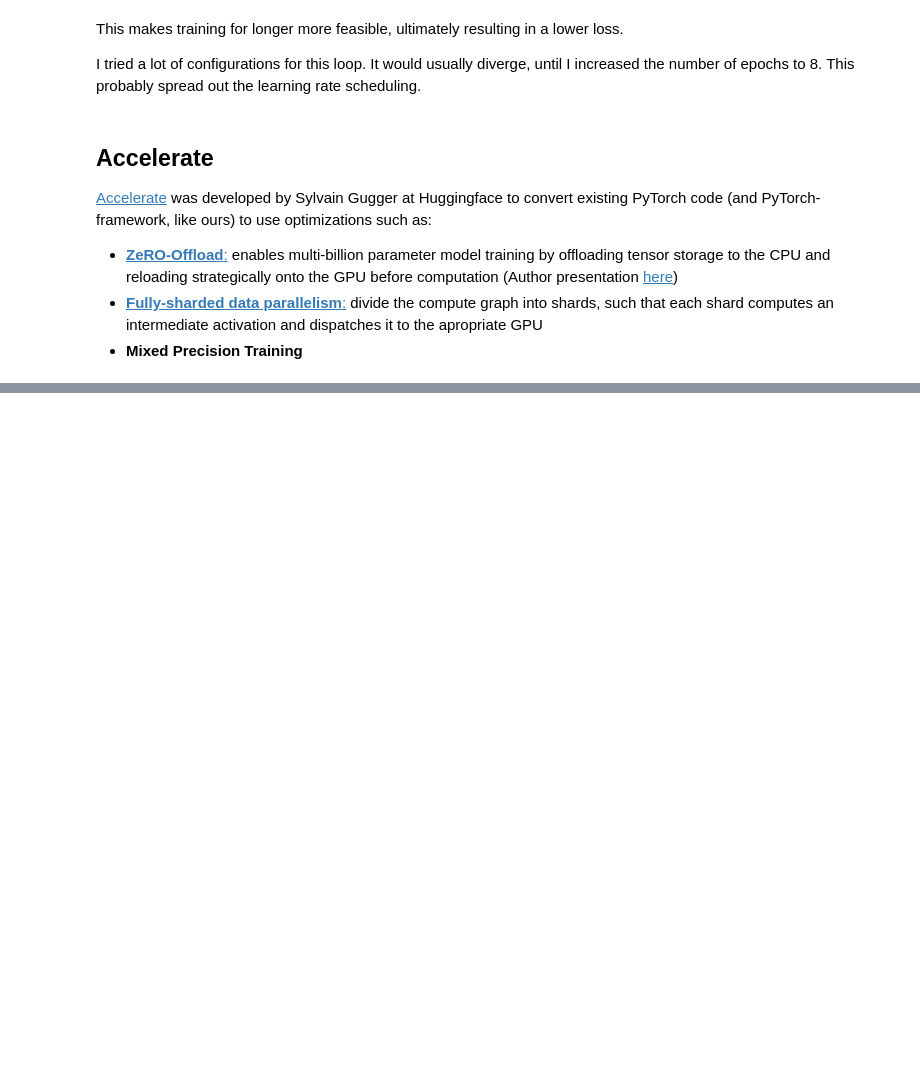
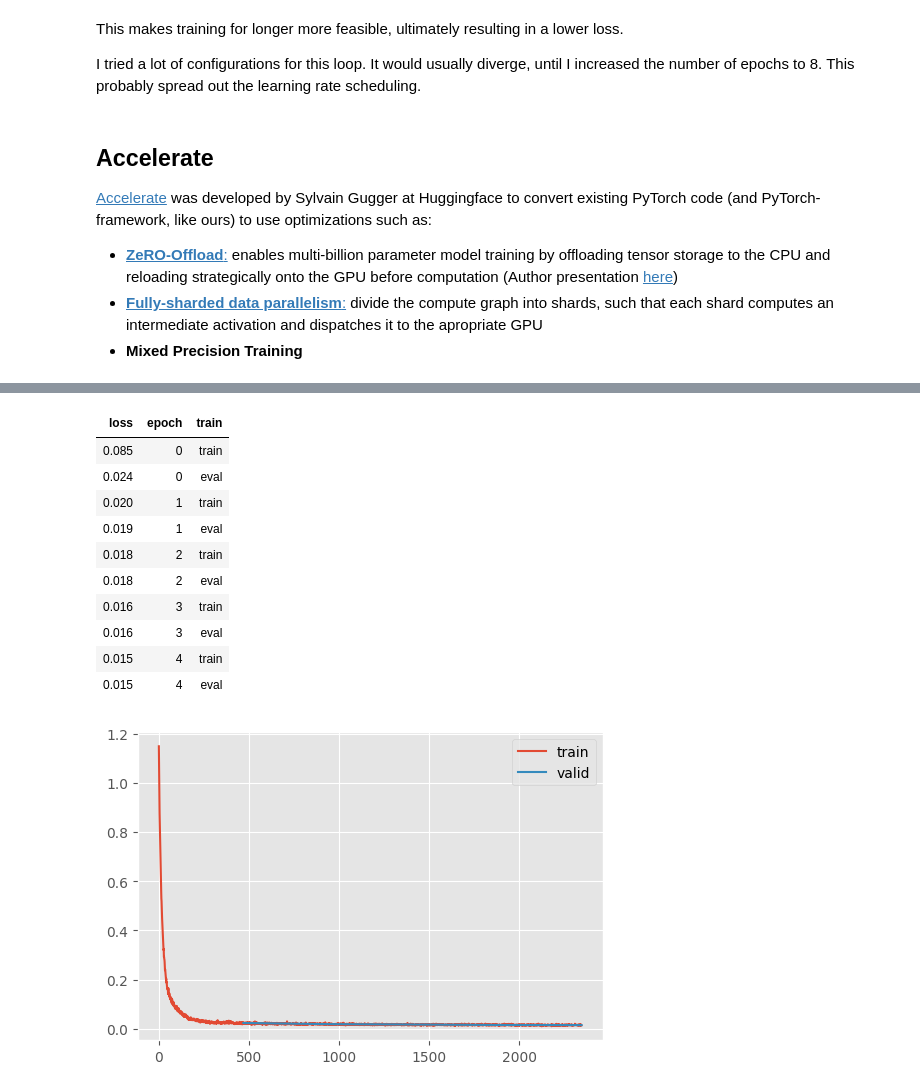
Before and after one commit to jeremyadamsfisher/SlowAI, a Jupyter notebook: nbs/13_ddpm.ipynb, the cells around one changed output, grey strips where cells are left out. Saved outputs shown, nothing was run; the diff lists cells and outputs as text; code cells hidden in the pictures; blank space fills up the shorter version.

```diff
--- a/nbs/13_ddpm.ipynb
+++ b/nbs/13_ddpm.ipynb
@@ -585,0 +594,17 @@ Wall time: 2min 30s
+# %%
+%%time
+unet = fashion_unet()
+ddpm = train(unet, ddpm=DDPM(200, 0.0087, 0.012), n_epochs=5)
+# %% [output]
+| loss | epoch | train |
+| 0.085 | 0 | train |
+| 0.024 | 0 | eval |
+| 0.020 | 1 | train |
+| 0.019 | 1 | eval |
+| 0.018 | 2 | train |
+| 0.018 | 2 | eval |
+| 0.016 | 3 | train |
+| 0.016 | 3 | eval |
+| 0.015 | 4 | train |
+| 0.015 | 4 | eval |
+[figure, added]
```
Also changed, not shown: parts of 24 cells of this notebook, 1 other file.
